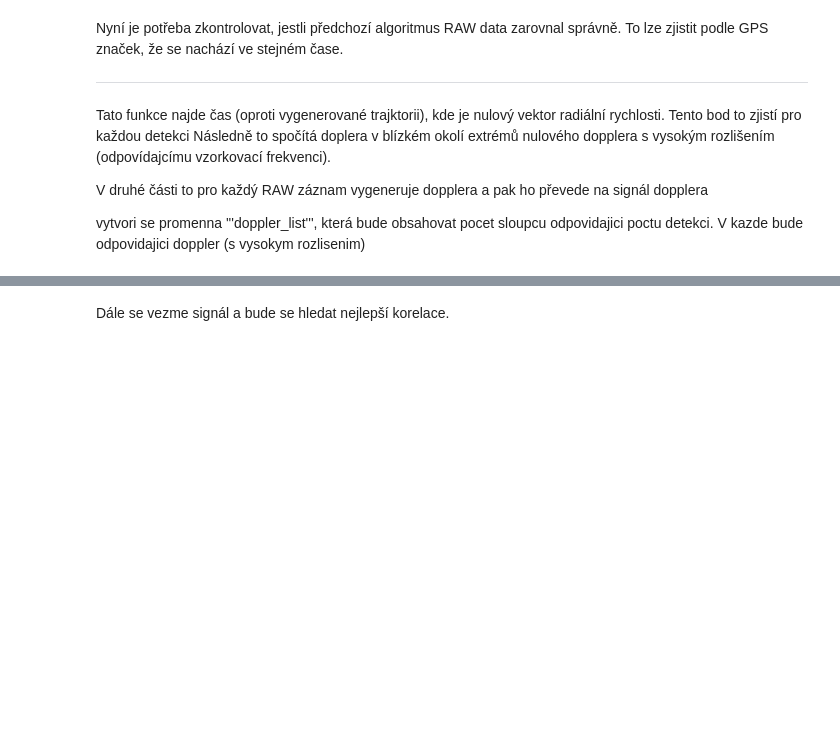
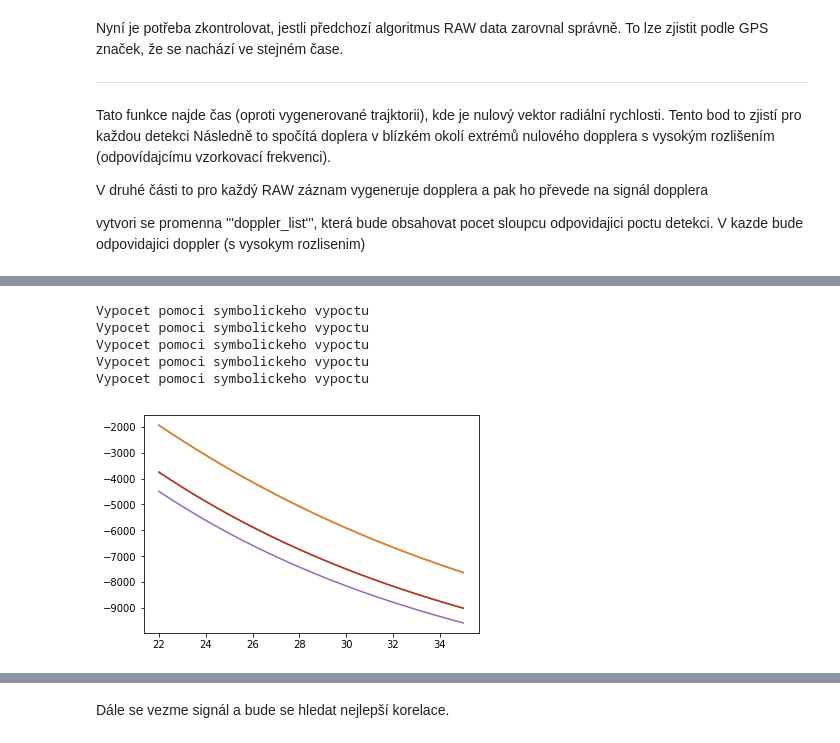
Before and after one commit to bolidozor/MeteorDataAnalyser, a Jupyter notebook: iPython/Bolidozor_vs_optical.ipynb, the cells around one changed output, grey strips where cells are left out. Drawn from its saved outputs; the diff is of its cells as text; code cells hidden in the pictures; blank space fills up the shorter version.

```diff
--- a/iPython/Bolidozor_vs_optical.ipynb
+++ b/iPython/Bolidozor_vs_optical.ipynb
@@ -287,0 +487,9 @@ probehl vypocet dopplera s malym rozlisenim, casy jsou -6.8 az -5.9.
+# %%
+%%time
+
+echo_equation = MLABvo.BolidozorTools.doppler_equation().subs({
+#echo_equation = doppler_equation().subs({
+    "TX_x": trans_station_point[0],
+    "TX_y": trans_station_point[1],
+    "TX_z": trans_station_point[2]
+})
@@ -287,0 +499,53 @@ probehl vypocet dopplera s malym rozlisenim, casy jsou -6.8 az -5.9.
+# %%
+%%time
+
+#okoli = 20   ## Jake okoli nuloveho dopplera generovat v [s]
+#timesteps = np.arange(np.min(dopplers_null)-okoli, np.max(dopplers_null)+okoli, 1/96000)
+timesteps = np.arange(22, 35, 1/9600)
+#timesteps = np.arange(np.min(dopplers_null)-okoli, np.max(dopplers_null)+okoli, 0.05)
+
+
+# vypocet dopplera s vysokym rozlisenim (pro presne urceni dopplera v okamzik nulove radialni rychlosti)
+for i, meteor in enumerate(selected):
+    print("Vypocet pomoci symbolickeho vypoctu")
+    bolid = bolids.result[selected[meteor]]
+
+    # prevedou se souradnice do kartezke soustavy a nasledne se spocita trajektorie (vektor) meteoru
+    met1_co = np.array(geoC.GeographicToGeocentric(met_start_lat[0], met_start_lon[0], met_start_altitude[0]))
+    met2_co = np.array(geoC.GeographicToGeocentric(met_stop_lat[0], met_stop_lon[0], met_stop_altitude[0]))
+    stat_co = np.array(geoC.GeographicToGeocentric(stations[bolid['namesimple']]['latitude'],
+                       stations[bolid['namesimple']]['longitude'], stations[bolid['namesimple']]['elevation']))
+    echo = echo_equation.subs({
+        'RX_x': stat_co[0],
+        'RX_y': stat_co[1],
+        'RX_z': stat_co[2],
+
+        'M1_x': met1_co[0],
+        'M1_y': met1_co[1],
+        'M1_z': met1_co[2],
+
+        'M2_x': met2_co[0],
+        'M2_y': met2_co[1],
+        'M2_z': met2_co[2],
+
+        'Velocity': met_velocity[0]
+    })
+
+    #print("a")
+    #print("Nulový doppler", sp.solve(echo, 'time', minimal=True, check=False, quick=True))
+
+    echo_x = sp.lambdify('time', echo, modules=['numpy'])
+    y_vals = echo_x(timesteps)
+    bolids.result[selected[meteor]]['doppler_frequency2'] = y_vals
+
+    #sp.plot(echo, ('time', -100, 100))
+    plt.plot(timesteps, y_vals)
+
+plt.show()
+# %% [output]
+Vypocet pomoci symbolickeho vypoctu
+Vypocet pomoci symbolickeho vypoctu
+Vypocet pomoci symbolickeho vypoctu
+Vypocet pomoci symbolickeho vypoctu
+Vypocet pomoci symbolickeho vypoctu
+[figure, added]
```
Also changed, not shown: parts of 25 cells of this notebook.
